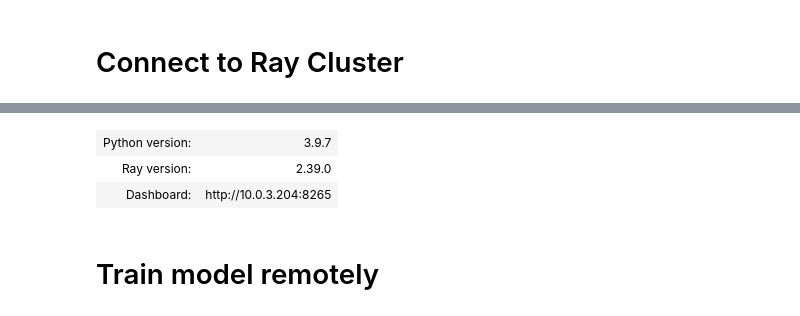
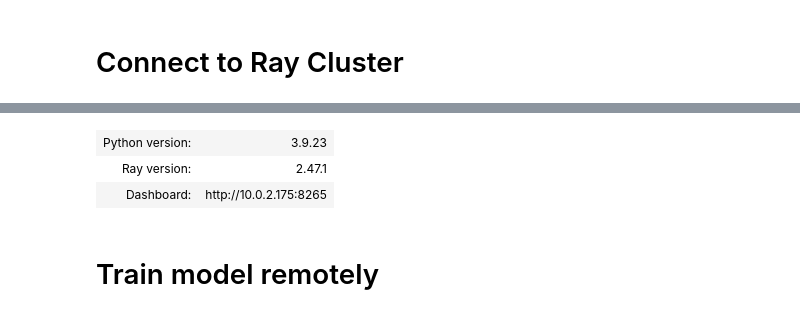
Before and after one commit to tchangkiat/aws-cdk-stacks, a Jupyter notebook: assets/ray/pytorch-ray-gvt2-example.ipynb, the cells around one changed output, grey strips where cells are left out. Saved outputs shown, nothing was run; the diff lists cells and outputs as text; code cells hidden in the pictures.

```diff
--- a/assets/ray/pytorch-ray-gvt2-example.ipynb
+++ b/assets/ray/pytorch-ray-gvt2-example.ipynb
@@ -166,6 +166,6 @@ def train_fashion_mnist(num_workers=2, use_gpu=False):
 # %%
 ray.init(
     address="ray://raycluster-gvt-head-svc.default.svc.cluster.local:10001",
-    runtime_env={"pip": ["torch==2.5.1", "torchvision==0.20.1"]},
+    runtime_env={"pip": ["torch==2.7.1", "torchvision==0.22.1"]},
 )
 # %% [output]
@@ -179,7 +178,7 @@ This process on Ray Client was started with:
     Python: 3.9.13
-| Python version: | 3.9.7 |
-| Ray version: | 2.39.0 |
-| Dashboard: | http://10.0.3.204:8265 |
+| Python version: | 3.9.23 |
+| Ray version: | 2.47.1 |
+| Dashboard: | http://10.0.2.175:8265 |
 # %% [markdown]
 # Train model remotely
 # %%
```
Also changed, not shown: parts of 4 cells of this notebook, 8 other files.
